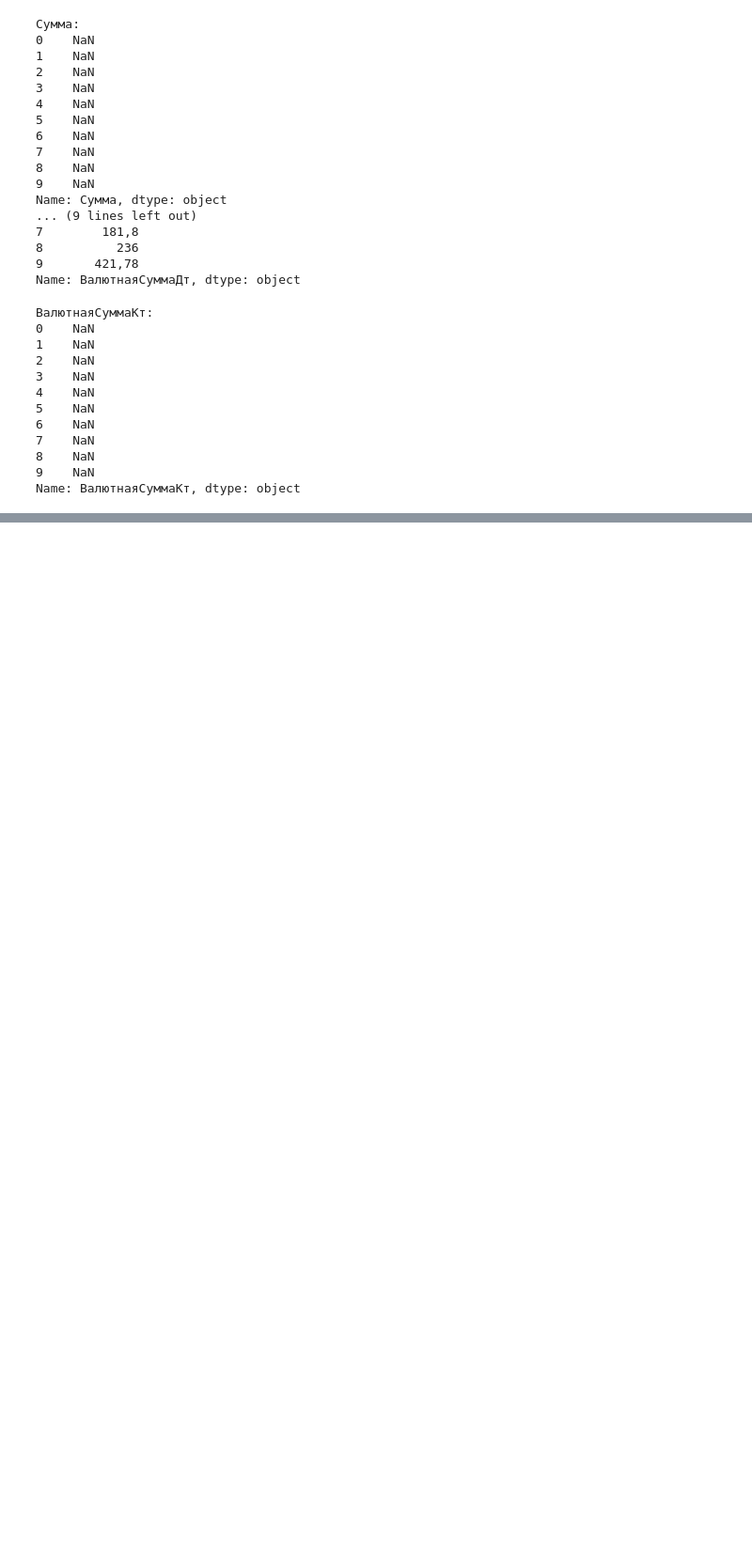
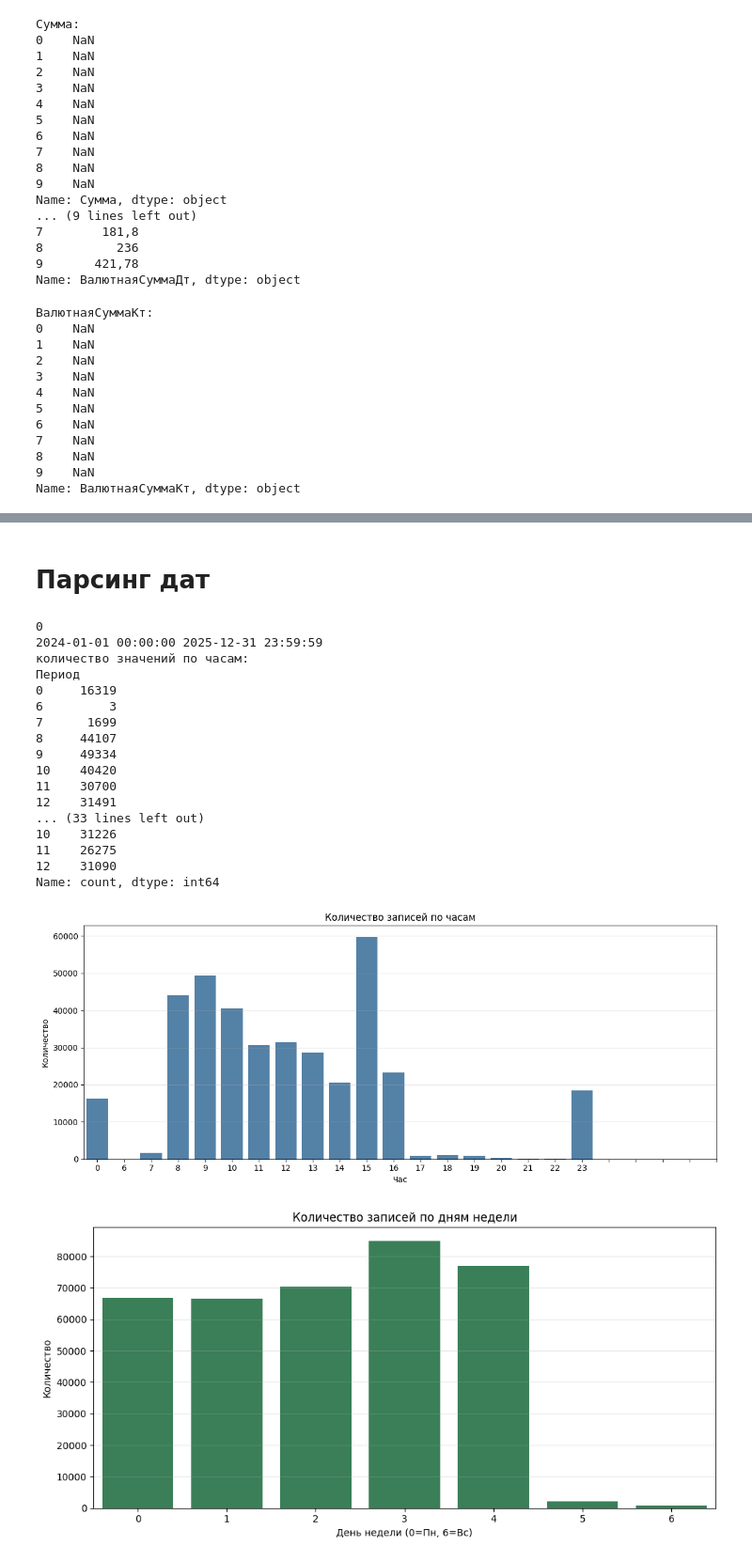
Before and after one commit to rodionpotapov/auditor, a Jupyter notebook: notebooks/01_eda.ipynb, the cells around one changed output, grey strips where cells are left out. Shown at 94% size. Drawn from its saved outputs; the diff is of its cells as text; code cells hidden in the pictures; blank space fills up the shorter version.

```diff
--- a/notebooks/01_eda.ipynb
+++ b/notebooks/01_eda.ipynb
@@ -96,3 +99,8 @@ print(data["ВалютнаяСуммаКт"].head(10))
 8    NaN
 9    NaN
 Name: ВалютнаяСуммаКт, dtype: object
+# %%
+for i in data.columns:
+    nan = data[i].isna().mean() * 100
+    if nan > 95:
+        data.drop([i], axis = 1, inplace=True)
@@ -98,0 +130,68 @@ Name: ВалютнаяСуммаКт, dtype: object
+# %% [markdown]
+# Парсинг дат
+# %%
+data['Период'] = pd.to_datetime(data['Период'], dayfirst=True, errors='coerce')
+print(data['Период'].isnull().sum())
+print(data['Период'].min(), data['Период'].max())
+
+hour = data['Период'].dt.hour
+hour_counts = hour.value_counts().sort_index()
+print(f'количество значений по часам:\n{hour_counts}')
+
+week = data['Период'].dt.dayofweek
+week_counts = week.value_counts().sort_index()
+print(f'количество значений по дням недели:\n{week_counts}')
+
+month = data['Период'].dt.month
+month_counts = month.value_counts().sort_index()
+print(f'количество значений по месяцам:\n{month_counts}')
+
+plt.figure(figsize=(12, 5))
+sns.barplot(x=hour_counts.index, y=hour_counts.values, color='steelblue')
+plt.title('Количество записей по часам')
+plt.xlabel('Час')
+plt.ylabel('Количество')
+plt.xticks(range(0, 24))
+plt.grid(axis='y', alpha=0.3)
+plt.tight_layout()
+plt.show()
+
+plt.figure(figsize=(10, 5))
+sns.barplot(x=week_counts.index, y=week_counts.values, color='seagreen')
+plt.title('Количество записей по дням недели')
+plt.xlabel('День недели (0=Пн, 6=Вс)')
+plt.ylabel('Количество')
+plt.xticks(range(0, 7))
+plt.grid(axis='y', alpha=0.3)
+plt.tight_layout()
+plt.show()
+
+plt.figure(figsize=(12, 5))
+sns.barplot(x=month_counts.index, y=month_counts.values, color='coral')
+plt.title('Количество записей по месяцам')
+plt.xlabel('Месяц')
+plt.ylabel('Количество')
+plt.xticks(range(1, 13))
+plt.grid(axis='y', alpha=0.3)
+plt.tight_layout()
+plt.show()
+# %% [output]
+0
+2024-01-01 00:00:00 2025-12-31 23:59:59
+количество значений по часам:
+Период
+0     16319
+6         3
+7      1699
+8     44107
+9     49334
+10    40420
+11    30700
+12    31491
+... (33 lines left out)
+10    31226
+11    26275
+12    31090
+Name: count, dtype: int64
+[figure, added]
+[figure, added]
```
Also changed, not shown: parts of 16 cells of this notebook.
